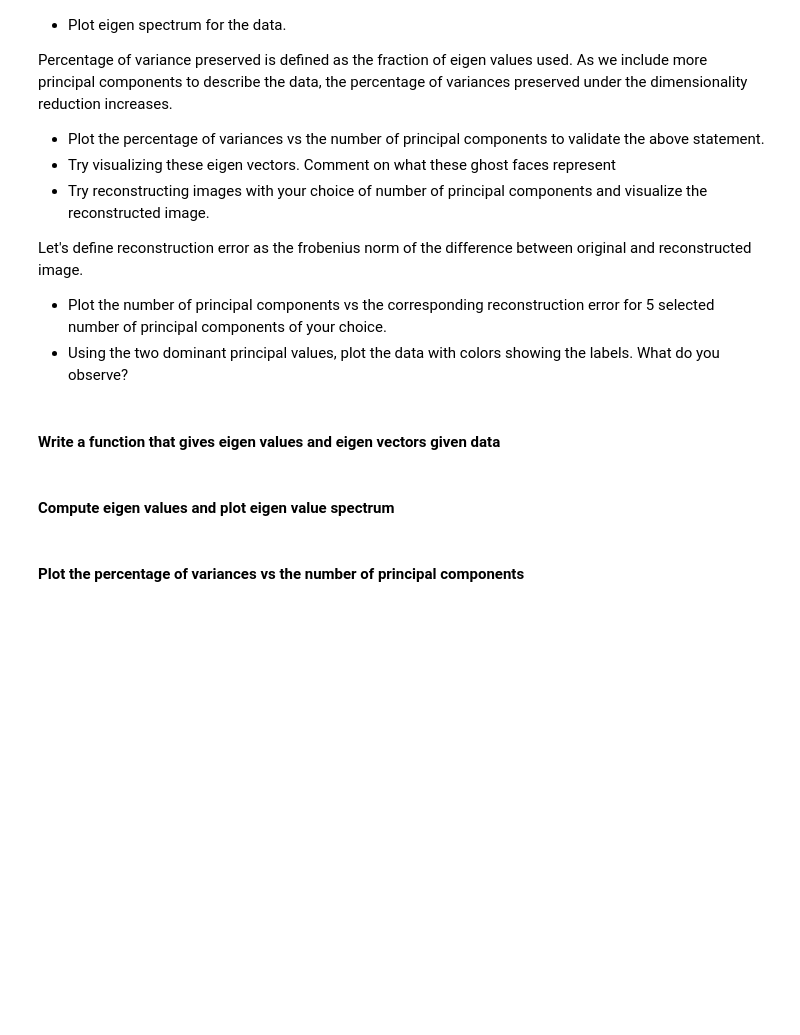
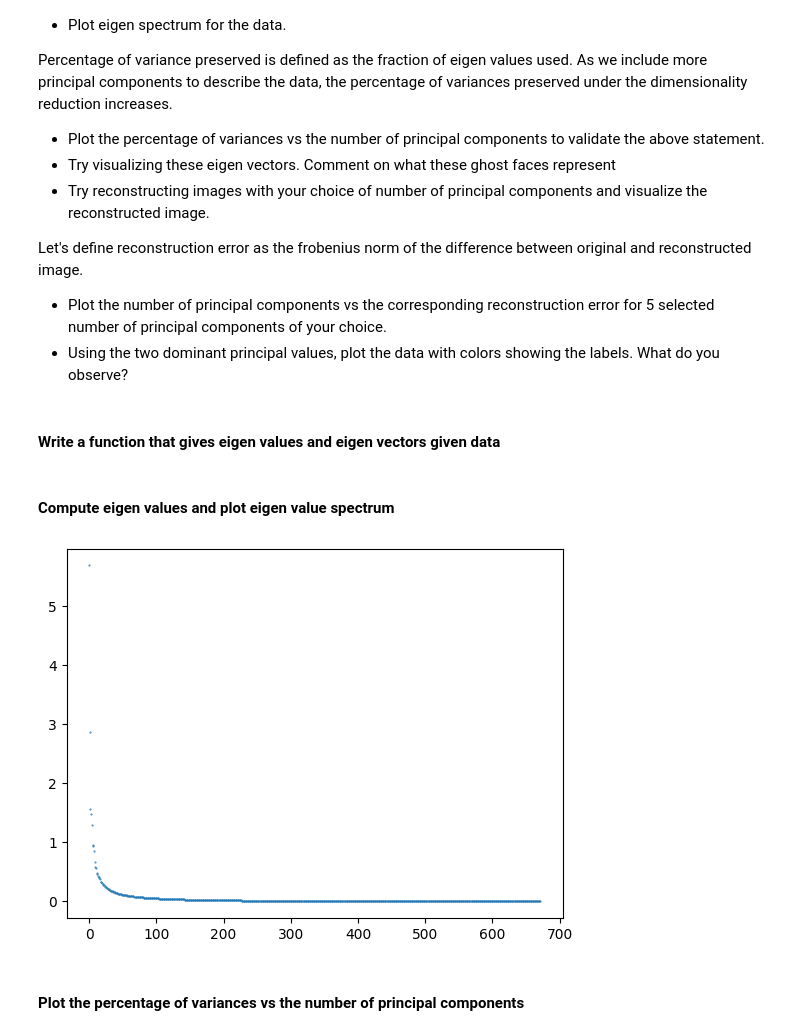
Before and after one commit to siddik11803-IIITH/PCA-Regression-Nearest-Neighbours, a Jupyter notebook: RollNumber_Q2.ipynb, the cells around one changed output. Cells and saved outputs as stored; diff of their text form; code cells hidden in the pictures; blank space fills up the shorter version.

```diff
--- a/RollNumber_Q2.ipynb
+++ b/RollNumber_Q2.ipynb
@@ -138,10 +138,22 @@ Let's define reconstruction error as the frobenius norm of the difference betwee
 #### Write a function that gives eigen values and eigen vectors given data
 # %%
 # write function
+def compute_eigen_values(X):
+    # computing the mean face
+    mean_subtracted_matrix = X - np.mean(X, axis= 0)
+    XXt = np.cov(mean_subtracted_matrix, rowvar=True)
+    eigen_value, eigen_vectors = np.linalg.eigh(XXt)
+    return eigen_value[::-1], eigen_vectors
 # %% [markdown]
 #### Compute eigen values and plot eigen value spectrum
 # %%
 # eigen values and spectrum
+eigen_values, eigen_vectors = compute_eigen_values(X)
+import matplotlib.pyplot as plot
+plot.scatter(range(len(eigen_values)),eigen_values, s=0.2)
+plot.show()
+# %% [output]
+[figure, added]
 # %% [markdown]
 #### Plot the percentage of variances vs the number of principal components
 # %%
```
Also changed, not shown: parts of 4 cells of this notebook.
